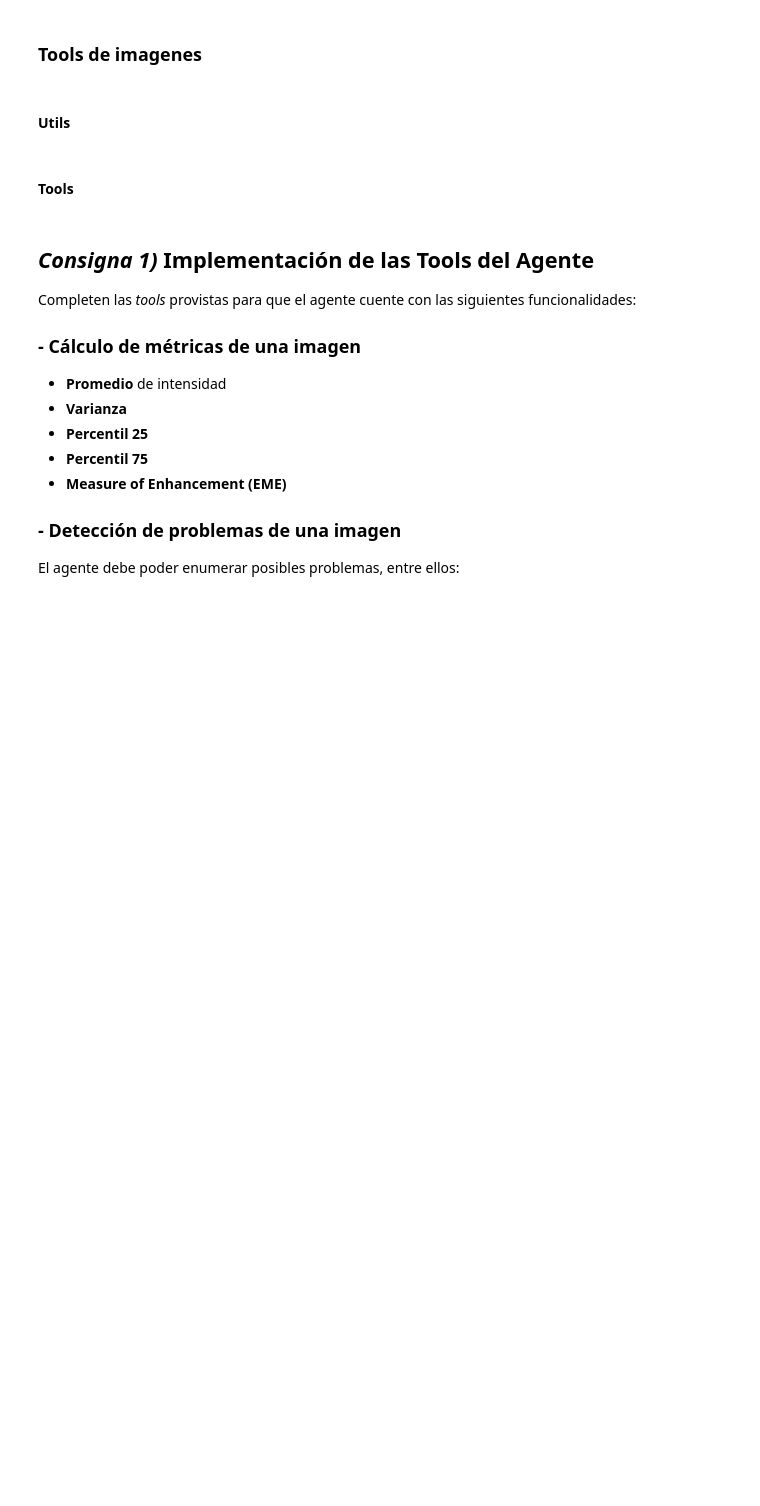
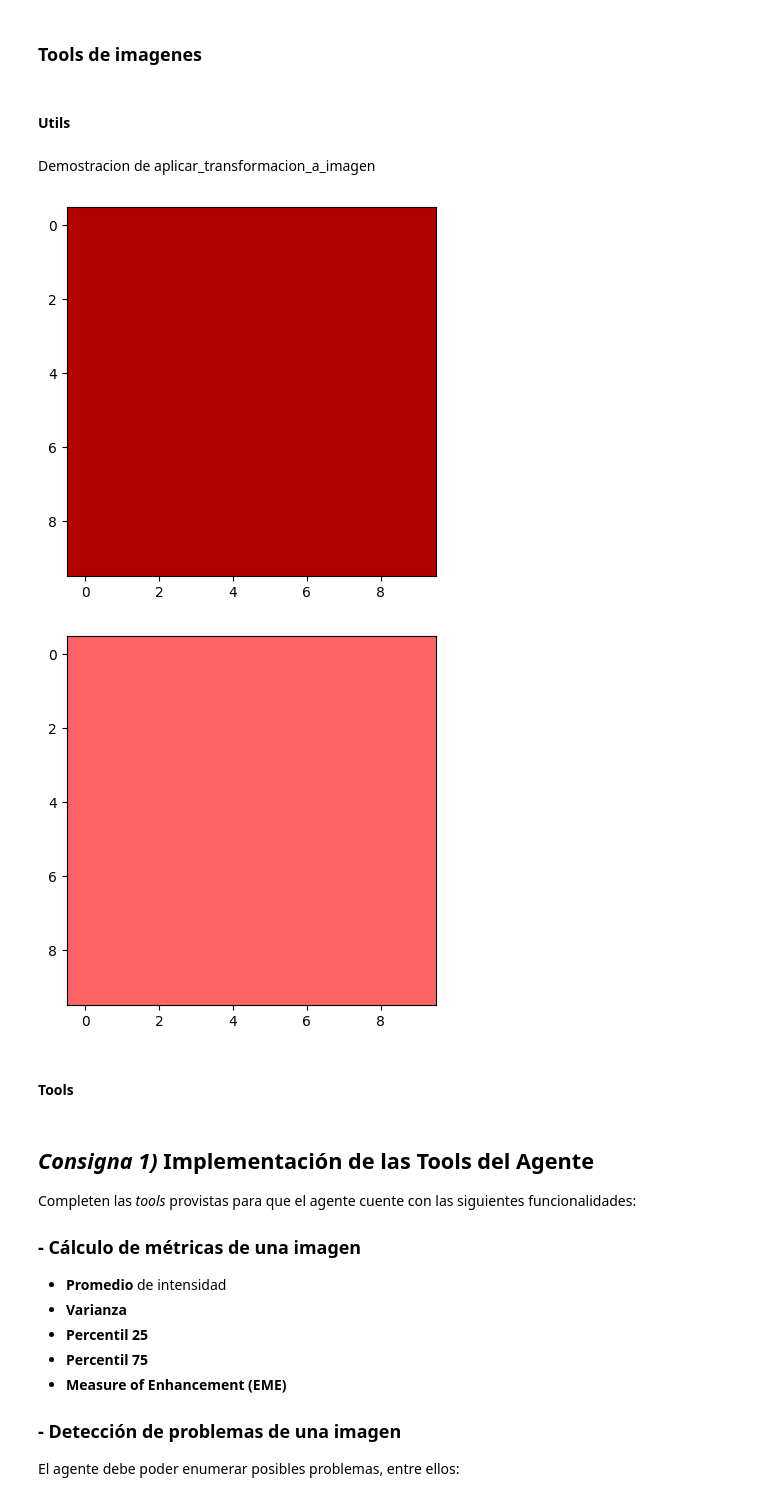
Before and after one commit to StrawEater/PracticasPDI3erBimestre, a Jupyter notebook: Tareas/Agente.ipynb, the cells around one changed output. Saved outputs shown, nothing was run; the diff lists cells and outputs as text; code cells hidden in the pictures; blank space fills up the shorter version.

```diff
--- a/Tareas/Agente.ipynb
+++ b/Tareas/Agente.ipynb
@@ -271,7 +271,7 @@ def cargar_imagen(path: str) -> np.ndarray:
 def get_iluminance_representation_of_color_image(image):
   ycbcr = ski.color.rgb2ycbcr(image)
   Y, Cb, Cr = ycbcr[..., 0], ycbcr[..., 1], ycbcr[..., 2]
-  Y_norm = ((Y - 16) / (235 - 16)) * 255  # rescale Y to [0, 1]
+  Y_norm = ((Y - 16) / (235 - 16)) * 255  # rescale Y to [0, 255]
   return Y_norm, Cb, Cr
 
 def reconstruct_image_from_iluminance_representation(Y_norm, Cb, Cr):
@@ -279,6 +279,7 @@ def reconstruct_image_from_iluminance_representation(Y_norm, Cb, Cr):
   imagen = ski.color.ycbcr2rgb(
     np.stack([Y, Cb, Cr], axis=-1)
   )
+  # Fuerza el rango correcto de 0 a 1.
   return np.clip(imagen, 0, 1)
 
 def llamar_funcion_en_imagen(imagen: np.ndarray, funcion):
@@ -297,17 +298,47 @@ def llamar_funcion_en_imagen(imagen: np.ndarray, funcion):
 def aplicar_transformacion_a_imagen(imagen: np.ndarray, transformacion):
   """Aplica `transformacion` sobre el canal de luminancia (Y) si la imagen
   es a color, o directamente sobre la imagen si ya es en escala de grises.
-  SIEMPRE DEVUELVE uint8"""
+  SIEMPRE DEVUELVE uint8
+  Se espera que la transformacion devuelva en el rango [0,255] como ubyte"""
   if not is_gray_scale(imagen):
     Y_norm, Cb, Cr = get_iluminance_representation_of_color_image(imagen)
     Y_transformada = transformacion(Y_norm)
-    Y_norm = exposure.rescale_intensity(Y_transformada, out_range=(0, 255))
-    resultado = reconstruct_image_from_iluminance_representation(Y_norm, Cb, Cr)
+    resultado = reconstruct_image_from_iluminance_representation(Y_transformada, Cb, Cr)
   else:
     resultado = transformacion(imagen)
 
   resultado = ski.util.img_as_ubyte(resultado)
   return resultado
+# %% [markdown]
+Demostracion de aplicar_transformacion_a_imagen
+# %%
+import matplotlib.pyplot as plt
+
+# Si la imagen es a color, debe ser de type ubyte
+# para que aplicar_transformacion_a_imagen funcione correctamente
+imagen = np.zeros((10,10,3), dtype=np.ubyte)
+imagen[:,:,0] += 1 * 255
+
+# El resultado de la transformacion puede ser float o ubyte,
+# pero se espera que este en el rango [0,255]
+# cualquier valor fuera de este rango se clipeara.
+def reducir_brillo(imagen):
+  a = np.clip(imagen - 100, 0, 255)
+  return a
+
+def aumentar_brillo(imagen):
+  return np.clip(imagen + 100, 0, 255)
+
+im1=aplicar_transformacion_a_imagen(imagen, reducir_brillo)
+im2=aplicar_transformacion_a_imagen(imagen, aumentar_brillo)
+
+plt.imshow(im1)
+plt.show()
+plt.imshow(im2)
+plt.show()
+# %% [output]
+[figure, added]
+[figure, added]
 # %%
 def guardar_imagen(imagen: np.ndarray, path: str):
   """Guarda una imagen en un path."""
```
